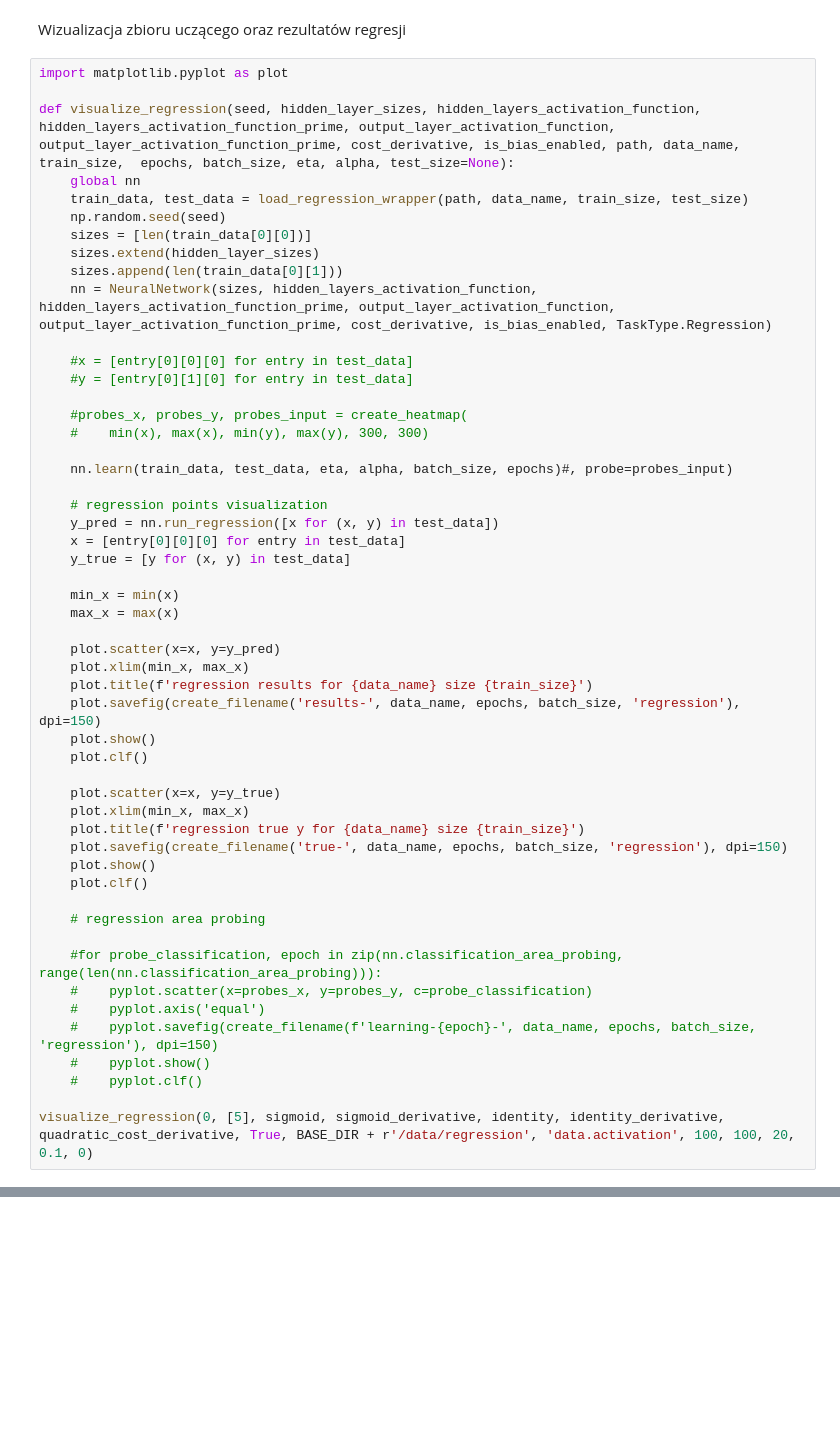
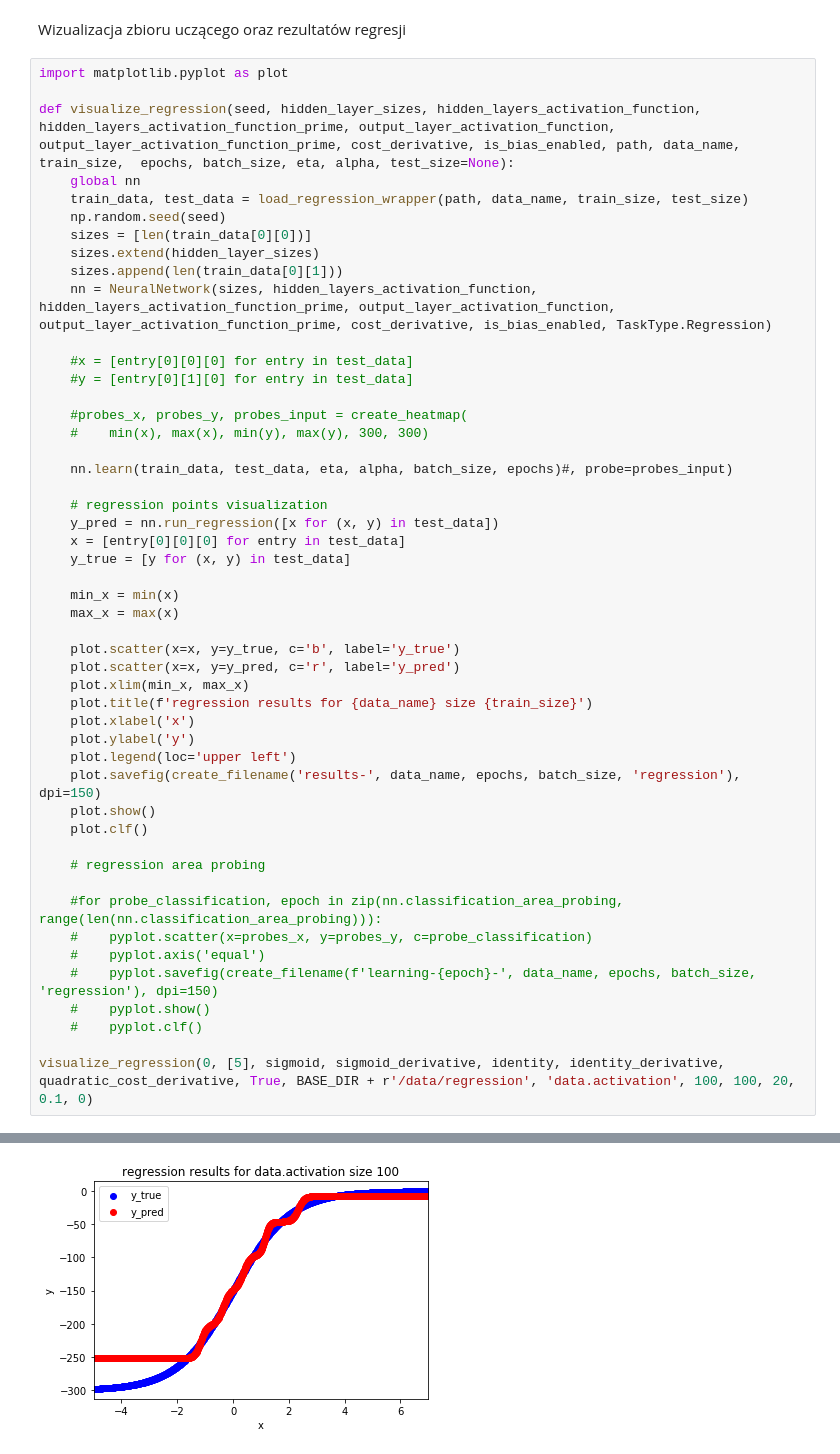
Before and after one commit to gvnbleid/2020-GUM, a Jupyter notebook: MGU_projekt_1a.ipynb, the cells around one changed output, grey strips where cells are left out. Saved outputs shown, nothing was run; the diff lists cells and outputs as text; blank space fills up the shorter version.

Commit message:
Dodane tytuly osi i labele

```diff
--- a/MGU_projekt_1a.ipynb
+++ b/MGU_projekt_1a.ipynb
@@ -567,17 +596,14 @@ def visualize_regression(seed, hidden_layer_sizes, hidden_layers_activation_func
     min_x = min(x)
     max_x = max(x)
 
-    plot.scatter(x=x, y=y_pred)
+    plot.scatter(x=x, y=y_true, c='b', label='y_true')
+    plot.scatter(x=x, y=y_pred, c='r', label='y_pred')
     plot.xlim(min_x, max_x)
     plot.title(f'regression results for {data_name} size {train_size}')
+    plot.xlabel('x')
+    plot.ylabel('y')
+    plot.legend(loc='upper left')
     plot.savefig(create_filename('results-', data_name, epochs, batch_size, 'regression'), dpi=150)
-    plot.show()
-    plot.clf()
-
-    plot.scatter(x=x, y=y_true)
-    plot.xlim(min_x, max_x)
-    plot.title(f'regression true y for {data_name} size {train_size}')
-    plot.savefig(create_filename('true-', data_name, epochs, batch_size, 'regression'), dpi=150)
     plot.show()
     plot.clf()
 
@@ -591,3 +617,4 @@ def visualize_regression(seed, hidden_layer_sizes, hidden_layers_activation_func
     #    pyplot.clf()
 
 visualize_regression(0, [5], sigmoid, sigmoid_derivative, identity, identity_derivative, quadratic_cost_derivative, True, BASE_DIR + r'/data/regression', 'data.activation', 100, 100, 20, 0.1, 0)
+# %% [output]
@@ -593,0 +638 @@ visualize_regression(0, [5], sigmoid, sigmoid_derivative, identity, identity_der
+[figure, added]
```
Also changed, not shown: parts of 2 cells of this notebook.
